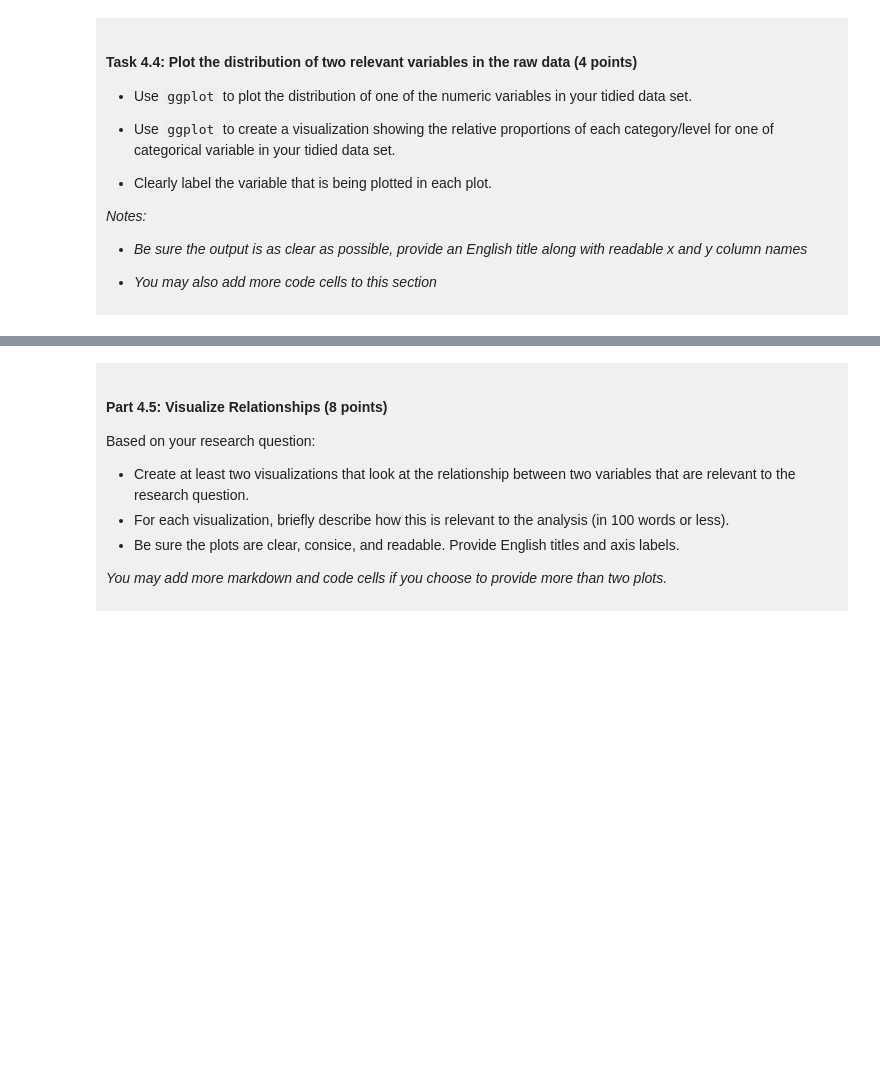
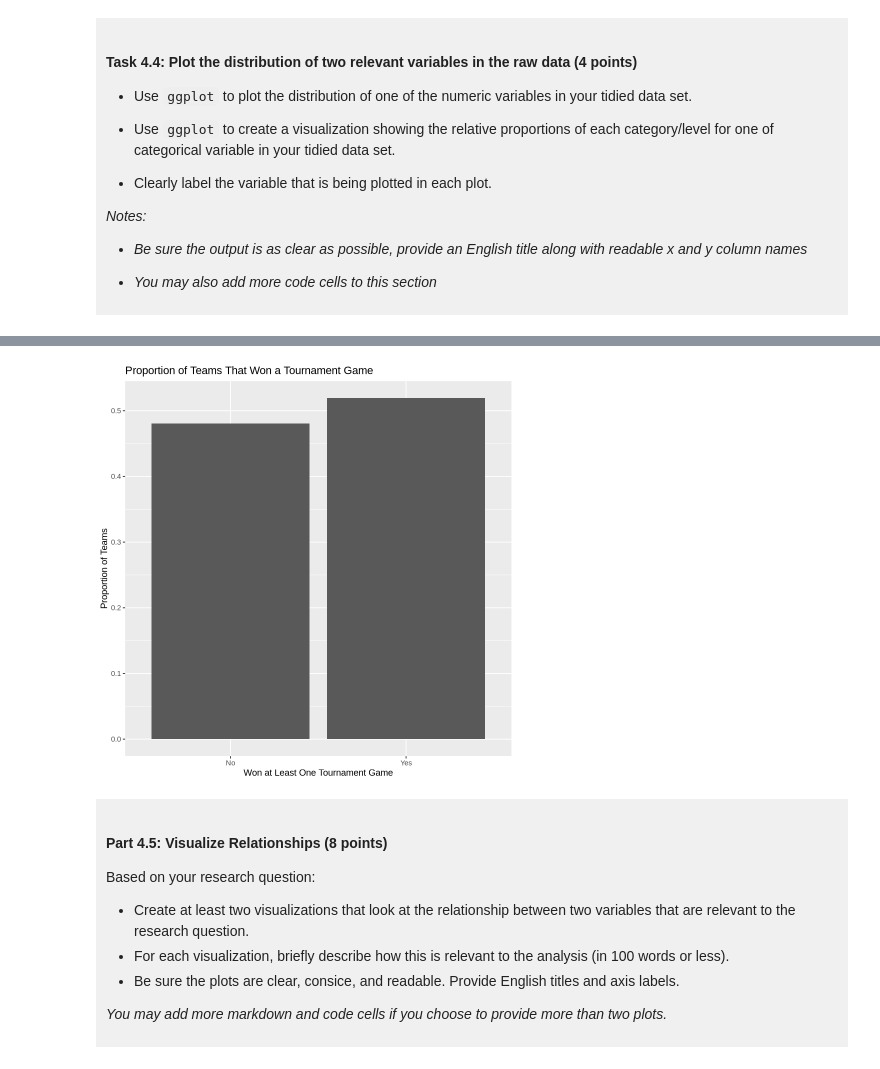
Before and after one commit to Fan-Eric/dsci-100-project-eric-fan, a Jupyter notebook: dsci-100-project-notebook.ipynb, the cells around one changed output, grey strips where cells are left out. Drawn from its saved outputs; the diff is of its cells as text; code cells hidden in the pictures; blank space fills up the shorter version.

```diff
--- a/dsci-100-project-notebook.ipynb
+++ b/dsci-100-project-notebook.ipynb
@@ -294,5 +342,23 @@ You will refine your research question (if needed) and produce a tidy data set.
 # %%
-### EDIT THIS CODE CELL FOR PLOT 2 ###
+# Calculate the proportion of teams in each level of won_a_game
+# (fct_recode relabels TRUE/FALSE as Yes/No so the axis is easier to read)
+num_obs <- nrow(tidy_march_madness)
+won_props <- tidy_march_madness |>
+  mutate(won_a_game = fct_recode(won_a_game, "Yes" = "TRUE", "No" = "FALSE")) |>
+  group_by(won_a_game) |>
+  summarize(count = n(),
+            proportion = n() / num_obs)
+
+# Bar plot of the proportions
+won_bar <- ggplot(won_props, aes(x = won_a_game, y = proportion)) +
+  geom_bar(stat = "identity") +
+  labs(x = "Won at Least One Tournament Game",
+       y = "Proportion of Teams",
+       title = "Proportion of Teams That Won a Tournament Game")
+
+won_bar
+# %% [output]
+[figure, added]
 # %% [markdown]
 <div style="background-color: #f0f0f0; padding: 10px;">
 
```
Also changed, not shown: parts of 10 cells of this notebook.
